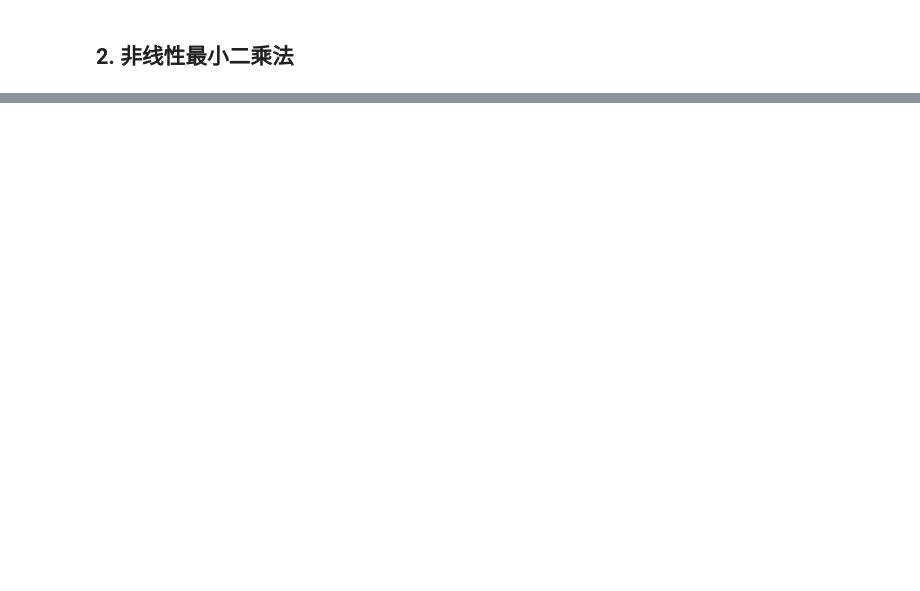
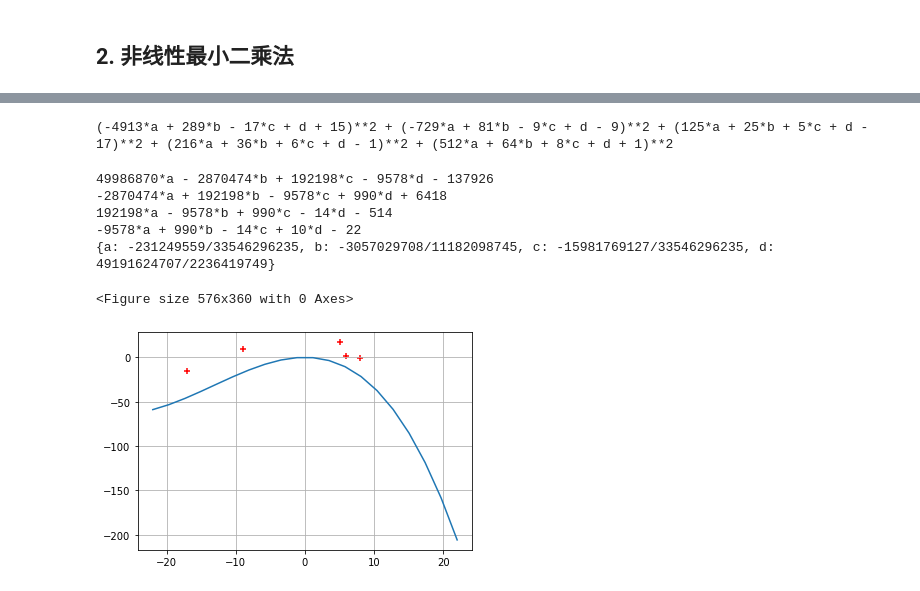
Before and after one commit to youareeverysingleday/MachineLearningAssignments, a Jupyter notebook: codes/4BasicKnowledgePoints/5LeastSquareMethod.ipynb, the cells around one changed output, grey strips where cells are left out. Drawn from its saved outputs; the diff is of its cells as text; code cells hidden in the pictures; blank space fills up the shorter version.

Commit message:
update code of gradient descent method on 20220405.

```diff
--- a/codes/4BasicKnowledgePoints/5LeastSquareMethod.ipynb
+++ b/codes/4BasicKnowledgePoints/5LeastSquareMethod.ipynb
@@ -140,0 +168,53 @@ plt.show()
+# %%
+# 定义应用到每一个样本点上的损失函数。
+def getNonlinearLoss(sample):
+    loss = (a*sample['x']**3 + b*sample['x']**2 + c*sample['x'] + d - sample['y'])**2
+    return loss
+
+samples_pd['NonlinearLoss'] = samples_pd.apply(getNonlinearLoss, axis=1)
+# samples_pd
+
+# 所有样本损失之和。
+nonlinear_loss_sum = samples_pd['NonlinearLoss'].sum()
+print(nonlinear_loss_sum)
+# %% [output]
+(-4913*a + 289*b - 17*c + d + 15)**2 + (-729*a + 81*b - 9*c + d - 9)**2 + (125*a + 25*b + 5*c + d - 17)**2 + (216*a + 36*b + 6*c + d - 1)**2 + (512*a + 64*b + 8*c + d + 1)**2
+# %%
+# 对不同的变量求偏导数
+e_a = sympy.diff(nonlinear_loss_sum, a)
+e_b = sympy.diff(nonlinear_loss_sum, b)
+e_c = sympy.diff(nonlinear_loss_sum, c)
+e_d = sympy.diff(nonlinear_loss_sum, d)
+print(e_a)
+print(e_b)
+print(e_c)
+print(e_d)
+# 对偏导方程组e_a和e_b求齐次解。
+nonlinear_output = sympy.solve([e_a, e_b, e_c, e_d], [a, b, c, d])
+print(nonlinear_output)
+# %% [output]
+49986870*a - 2870474*b + 192198*c - 9578*d - 137926
+-2870474*a + 192198*b - 9578*c + 990*d + 6418
+192198*a - 9578*b + 990*c - 14*d - 514
+-9578*a + 990*b - 14*c + 10*d - 22
+{a: -231249559/33546296235, b: -3057029708/11182098745, c: -15981769127/33546296235, d: 49191624707/2236419749}
+# %%
+# 可视化
+plt.figure(num=3, figsize=(8, 5))   # figsize的设置长和宽
+# 从LowerLimit - 2到UpperLimit + 2中取20个数
+x_s = np.linspace(LowerLimit - 2, UpperLimit + 2, 20)
+# print(x)
+y_nonlinear = float(nonlinear_output[a])*x_s**3 + float(nonlinear_output[b])*x_s**2
++ float(nonlinear_output[c])*x_s + float(nonlinear_output[d])
+# y2 = x_s**2
+plt.figure()
+plt.plot(x_s, y_nonlinear)
+for index, row in samples_pd.iterrows():
+    plt.scatter(row['x'], row['y'], marker='+', color='red')
+
+plt.grid()
+plt.savefig("../../pictures/NonlinearLeastSquareMethodResult.jpg")
+plt.show()
+# %% [output]
+<Figure size 576x360 with 0 Axes>
+[figure, added]
```
Also changed, not shown: parts of 16 cells of this notebook, 4 other files.
